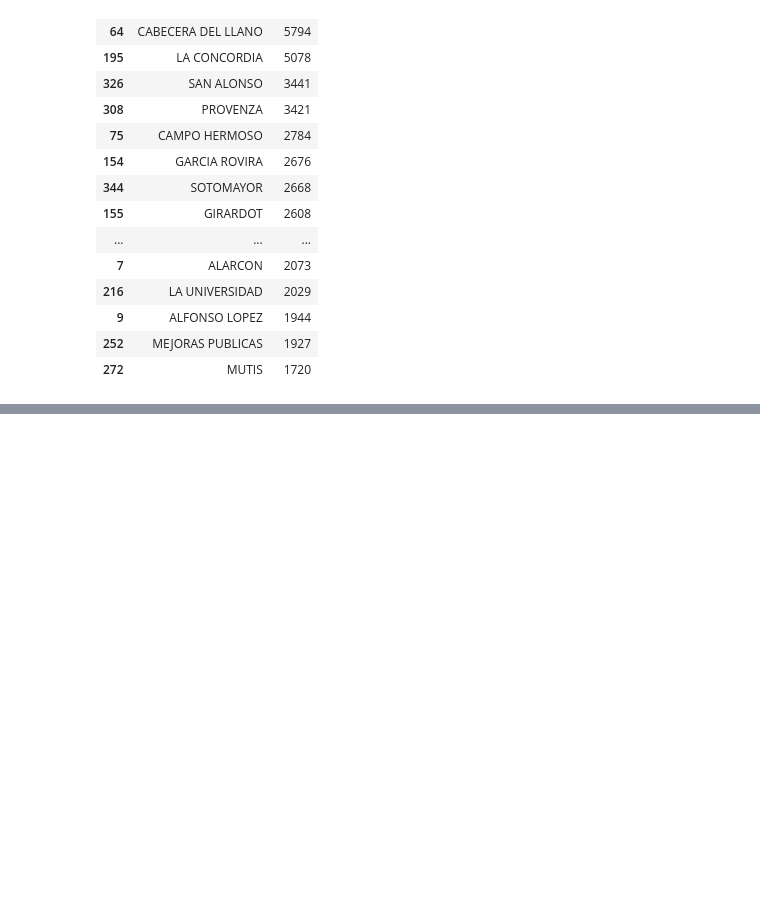
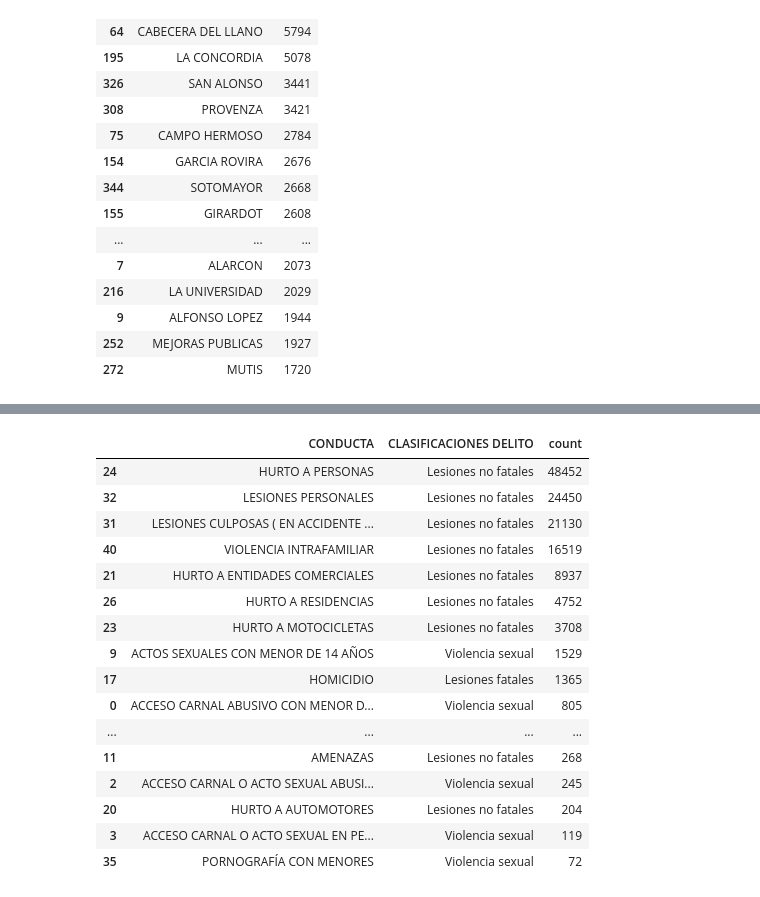
Before and after one commit to SantiagoDrckr/Delitos_en_Bucaramanga_ENE2010_DIC2021, a Jupyter notebook: crime_bucaramanga.ipynb, the cells around one changed output, grey strips where cells are left out. Drawn from its saved outputs; the diff is of its cells as text; code cells hidden in the pictures; blank space fills up the shorter version.

```diff
--- a/crime_bucaramanga.ipynb
+++ b/crime_bucaramanga.ipynb
@@ -388,0 +408,22 @@ chart
+# %%
+top_20_crimes  = df.groupby(["CONDUCTA", "CLASIFICACIONES DELITO"]).size().reset_index(name = "count")
+top_20_crimes = top_20_crimes.sort_values(by = "count", ascending=False).head(20)
+top_20_crimes
+# %% [output]
+|  | CONDUCTA | CLASIFICACIONES DELITO | count |
+| 24 | HURTO A PERSONAS | Lesiones no fatales | 48452 |
+| 32 | LESIONES PERSONALES | Lesiones no fatales | 24450 |
+| 31 | LESIONES CULPOSAS ( EN ACCIDENTE ... | Lesiones no fatales | 21130 |
+| 40 | VIOLENCIA INTRAFAMILIAR | Lesiones no fatales | 16519 |
+| 21 | HURTO A ENTIDADES COMERCIALES | Lesiones no fatales | 8937 |
+| 26 | HURTO A RESIDENCIAS | Lesiones no fatales | 4752 |
+| 23 | HURTO A MOTOCICLETAS | Lesiones no fatales | 3708 |
+| 9 | ACTOS SEXUALES CON MENOR DE 14 AÑOS | Violencia sexual | 1529 |
+| 17 | HOMICIDIO | Lesiones fatales | 1365 |
+| 0 | ACCESO CARNAL ABUSIVO CON MENOR D... | Violencia sexual | 805 |
+| ... | ... | ... | ... |
+| 11 | AMENAZAS | Lesiones no fatales | 268 |
+| 2 | ACCESO CARNAL O ACTO SEXUAL ABUSI... | Violencia sexual | 245 |
+| 20 | HURTO A AUTOMOTORES | Lesiones no fatales | 204 |
+| 3 | ACCESO CARNAL O ACTO SEXUAL EN PE... | Violencia sexual | 119 |
+| 35 | PORNOGRAFÍA CON MENORES | Violencia sexual | 72 |
```
Also changed, not shown: parts of 22 cells of this notebook.
